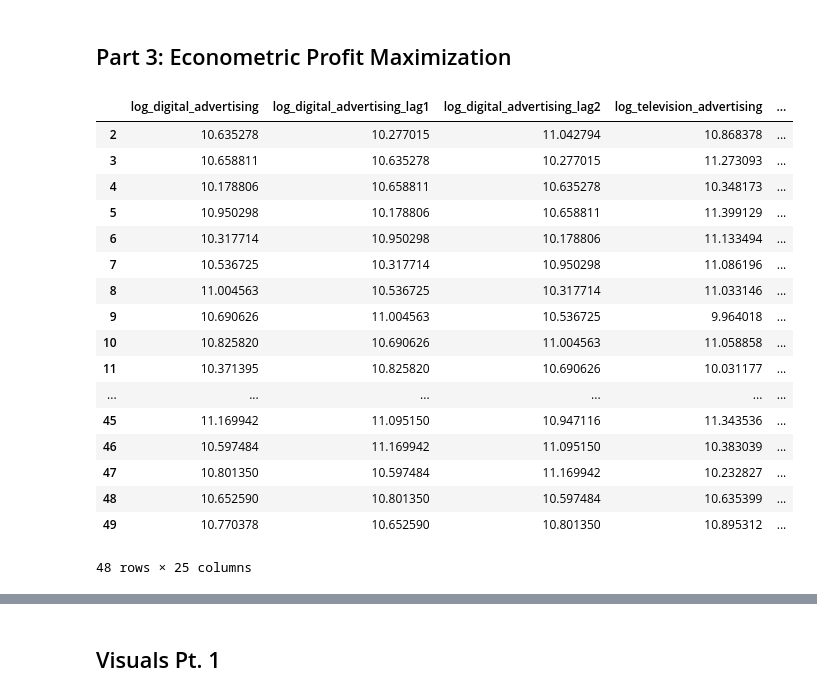
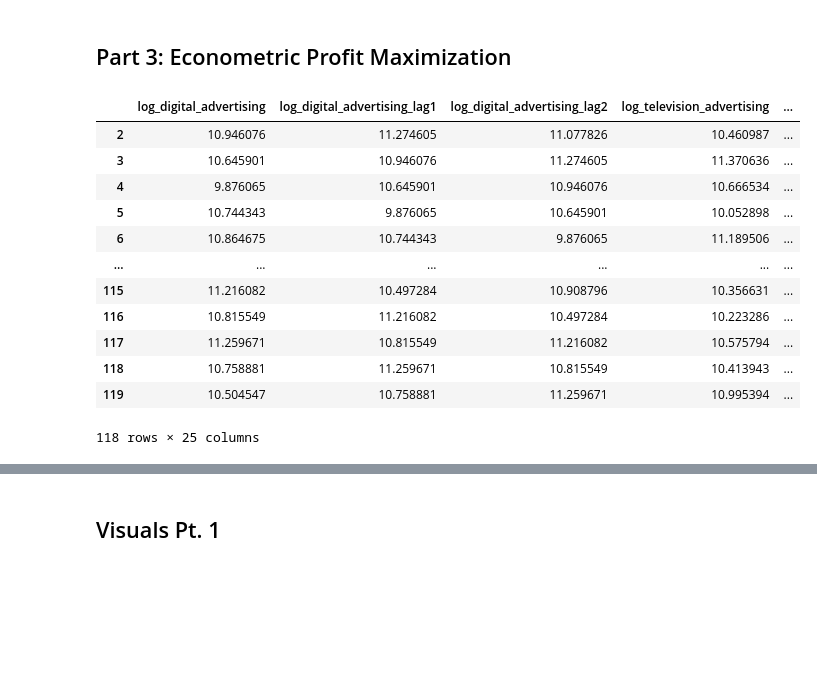
Before and after one commit to jakepenzak/blog-posts, a Jupyter notebook: Optimization/Main Driver.ipynb, the cells around one changed output, grey strips where cells are left out. Drawn from its saved outputs; the diff is of its cells as text; code cells hidden in the pictures; blank space fills up the shorter version.

```diff
--- a/Optimization/Main Driver.ipynb
+++ b/Optimization/Main Driver.ipynb
@@ -182,60 +186,55 @@ df = pd.DataFrame()
 
 
 # Digital Advertising
-df['log_digital_advertising'] = np.log(np.random.normal(loc=50000,scale=15000,size=50).round())
+df['log_digital_advertising'] = np.log(np.random.normal(loc=50000,scale=15000,size=120).round())
 df['log_digital_advertising_lag1'] = df['log_digital_advertising'].shift(1)
 df['log_digital_advertising_lag2'] = df['log_digital_advertising'].shift(2)
 
 # Television Advertising
-df['log_television_advertising'] = np.log(np.random.normal(loc=50000,scale=15000,size=50).round())
+df['log_television_advertising'] = np.log(np.random.normal(loc=50000,scale=15000,size=120).round())
 df['log_television_advertising_lag1'] = df['log_television_advertising'].shift(1)
 df['log_television_advertising_lag2'] = df['log_television_advertising'].shift(2)
 
 # Price
-df['price'] = np.random.normal(loc=180,scale=15,size=50).round()
+df['price'] = np.random.normal(loc=180,scale=15,size=120).round()
 df['price_lag1'] = df['price'].shift(1)
 df['price_lag2'] = df['price'].shift(2)
 
 # Competitor Price
-df['comp_price'] = np.random.normal(loc=120,scale=15,size=50).round()
+df['comp_price'] = np.random.normal(loc=120,scale=15,size=120).round()
 df['comp_price_lag1'] = df['comp_price'].shift(1)
 df['comp_price_lag2'] = df['comp_price'].shift(2)
 
 # Season
 from itertools import cycle
 months = cycle(['Jan','Feb','Mar','Apr','May','June','July','Aug','Sep','Oct','Nov','Dec'])
 df['months'] = [next(months) for m in range(len(df))]
 
 one_hot = pd.get_dummies(df['months'])
 one_hot = one_hot[['Jan','Feb','Mar','Apr','May','June','July','Aug','Sep','Oct','Nov','Dec']]
 df = df.join(one_hot).drop('months',axis=1)
 
 # Constant
 df['constant'] = 1
 
 # Drop NaN
 df = df.dropna()
 
 df
 # %% [output]
 |  | log_digital_advertising | log_digital_advertising_lag1 | log_digital_advertising_lag2 | log_television_advertising | ... |
-| 2 | 10.635278 | 10.277015 | 11.042794 | 10.868378 | ... |
-| 3 | 10.658811 | 10.635278 | 10.277015 | 11.273093 | ... |
-| 4 | 10.178806 | 10.658811 | 10.635278 | 10.348173 | ... |
-| 5 | 10.950298 | 10.178806 | 10.658811 | 11.399129 | ... |
-| 6 | 10.317714 | 10.950298 | 10.178806 | 11.133494 | ... |
-| 7 | 10.536725 | 10.317714 | 10.950298 | 11.086196 | ... |
-| 8 | 11.004563 | 10.536725 | 10.317714 | 11.033146 | ... |
-| 9 | 10.690626 | 11.004563 | 10.536725 | 9.964018 | ... |
-| 10 | 10.825820 | 10.690626 | 11.004563 | 11.058858 | ... |
-| 11 | 10.371395 | 10.825820 | 10.690626 | 10.031177 | ... |
+| 2 | 10.946076 | 11.274605 | 11.077826 | 10.460987 | ... |
+| 3 | 10.645901 | 10.946076 | 11.274605 | 11.370636 | ... |
+| 4 | 9.876065 | 10.645901 | 10.946076 | 10.666534 | ... |
+| 5 | 10.744343 | 9.876065 | 10.645901 | 10.052898 | ... |
+| 6 | 10.864675 | 10.744343 | 9.876065 | 11.189506 | ... |
 | ... | ... | ... | ... | ... | ... |
-| 45 | 11.169942 | 11.095150 | 10.947116 | 11.343536 | ... |
-| 46 | 10.597484 | 11.169942 | 11.095150 | 10.383039 | ... |
-| 47 | 10.801350 | 10.597484 | 11.169942 | 10.232827 | ... |
-| 48 | 10.652590 | 10.801350 | 10.597484 | 10.635399 | ... |
-| 49 | 10.770378 | 10.652590 | 10.801350 | 10.895312 | ... |
+| 115 | 11.216082 | 10.497284 | 10.908796 | 10.356631 | ... |
+| 116 | 10.815549 | 11.216082 | 10.497284 | 10.223286 | ... |
+| 117 | 11.259671 | 10.815549 | 11.216082 | 10.575794 | ... |
+| 118 | 10.758881 | 11.259671 | 10.815549 | 10.413943 | ... |
+| 119 | 10.504547 | 10.758881 | 11.259671 | 10.995394 | ... |
-48 rows × 25 columns
+118 rows × 25 columns
 # %%
 params = np.array(
     [10_000,
```
Also changed, not shown: parts of 26 cells of this notebook.
